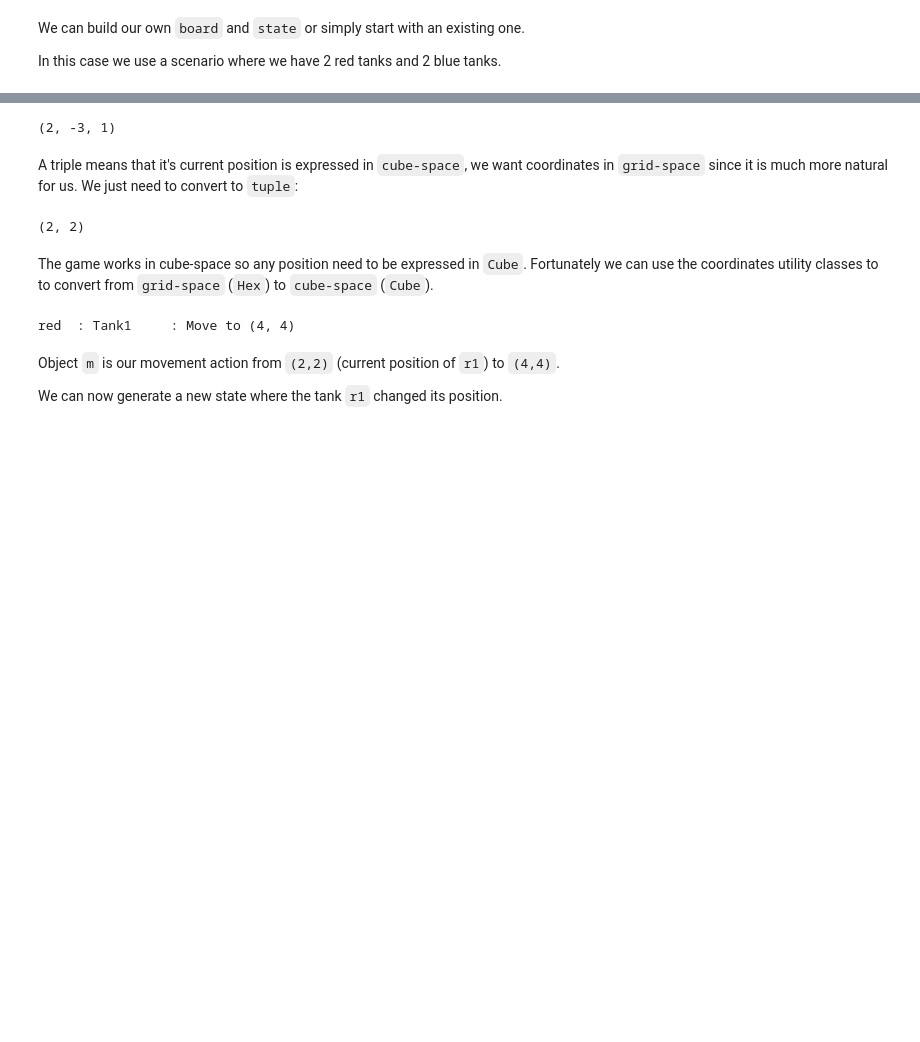
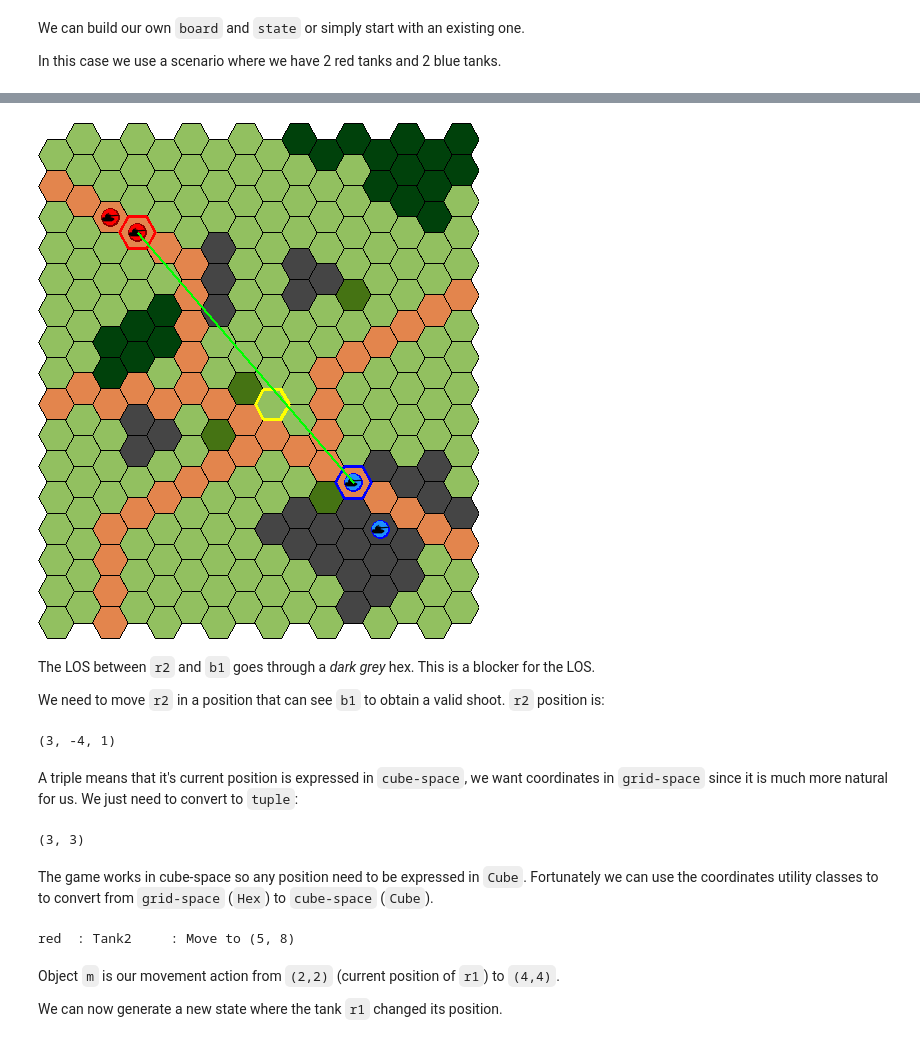
Before and after one commit to IDSIA/NewTechnoWar, a Jupyter notebook: code/tutorial.ipynb, the cells around one changed output, grey strips where cells are left out. Drawn from its saved outputs; the diff is of its cells as text; code cells hidden in the pictures; blank space fills up the shorter version.

```diff
--- a/code/tutorial.ipynb
+++ b/code/tutorial.ipynb
@@ -37,23 +144,37 @@ Let's try to move `r1` around. Its current position is:
+# %%
+img = drawState(board, state)
+r2_pos = r2.position.tuple()
+b1_pos = b1.position.tuple()
+drawHexagon(img, r2_pos, '#ff0000', width=2)  # red hex
+drawHexagon(img, b1_pos, '#0000ff', width=2)  # blue hex
+drawLine(img, r2_pos, b1_pos, color='#00ff00', width=2) # green line
+img
+# %% [output]
+[figure, added]
+# %% [markdown]
+The LOS between `r2` and `b1` goes through a _dark grey_ hex. This is a blocker for the LOS.
+
+We need to move `r2` in a position that can see `b1` to obtain a valid shoot. `r2` position is:
 # %%
-r1.position
+r2.position
 # %% [output]
-(2, -3, 1)
+(3, -4, 1)
 # %% [markdown]
 A triple means that it's current position is expressed in `cube-space`, we want coordinates in `grid-space` since it is much more natural for us. We just need to convert to `tuple`:
 # %%
-r1.position.tuple()
+r2.position.tuple()
 # %% [output]
-(2, 2)
+(3, 3)
 # %% [markdown]
 The game works in cube-space so any position need to be expressed in `Cube`. Fortunately we can use the coordinates utility classes to to convert from `grid-space` (`Hex`) to `cube-space` (`Cube`).
 # %%
 from core.utils.coordinates import Hex
 # %%
-dst = Hex(4,4).cube()
-m = gm.actionMove(board, state, r1, destination=dst)
+dst = Hex(5,8).cube()
+m = gm.actionMove(board, state, r2, destination=dst)
 m
 # %% [output]
-red  : Tank1     : Move to (4, 4)
+red  : Tank2     : Move to (5, 8)
 # %% [markdown]
 Object `m` is our movement action from `(2,2)` (current position of `r1`) to `(4,4)`.
 
```
Also changed, not shown: parts of 44 cells of this notebook, 2 other files.
